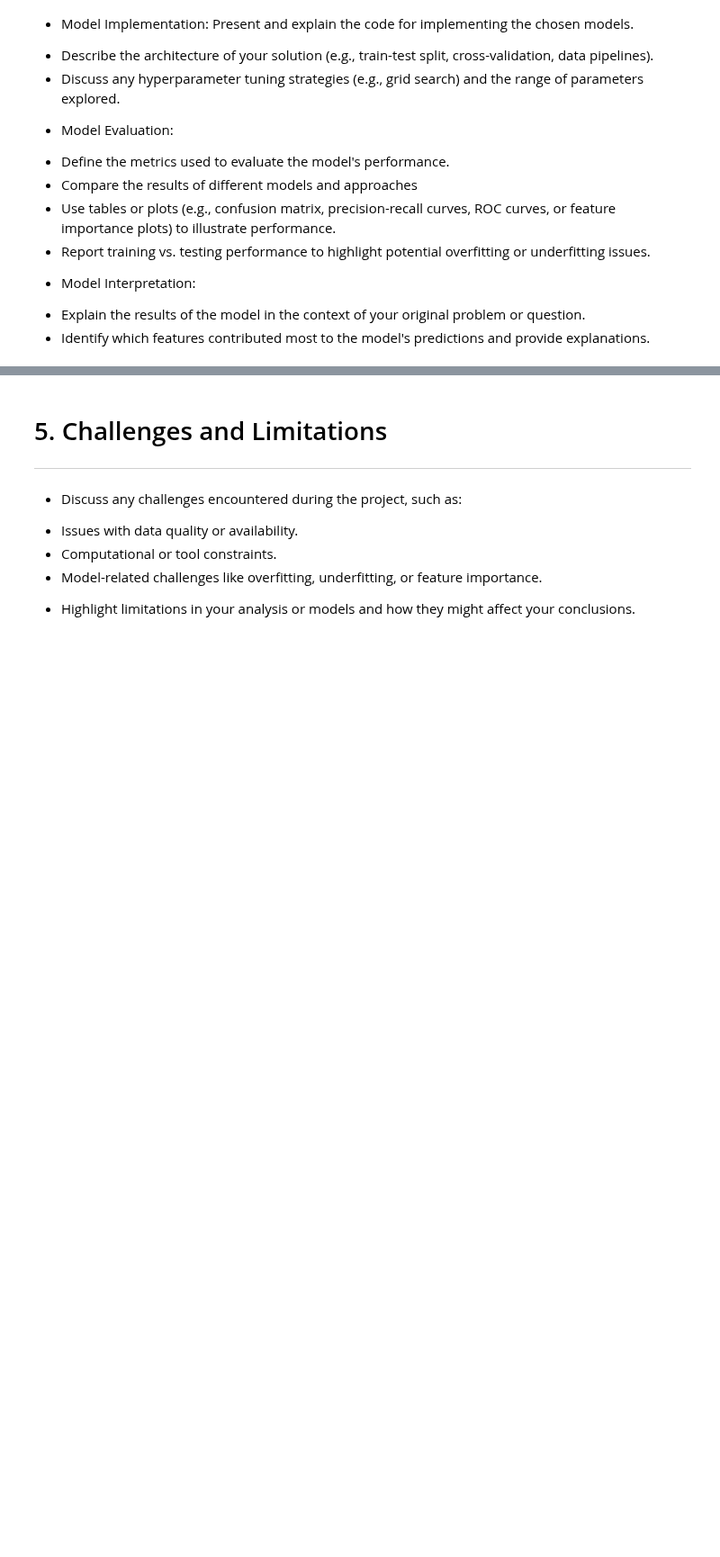
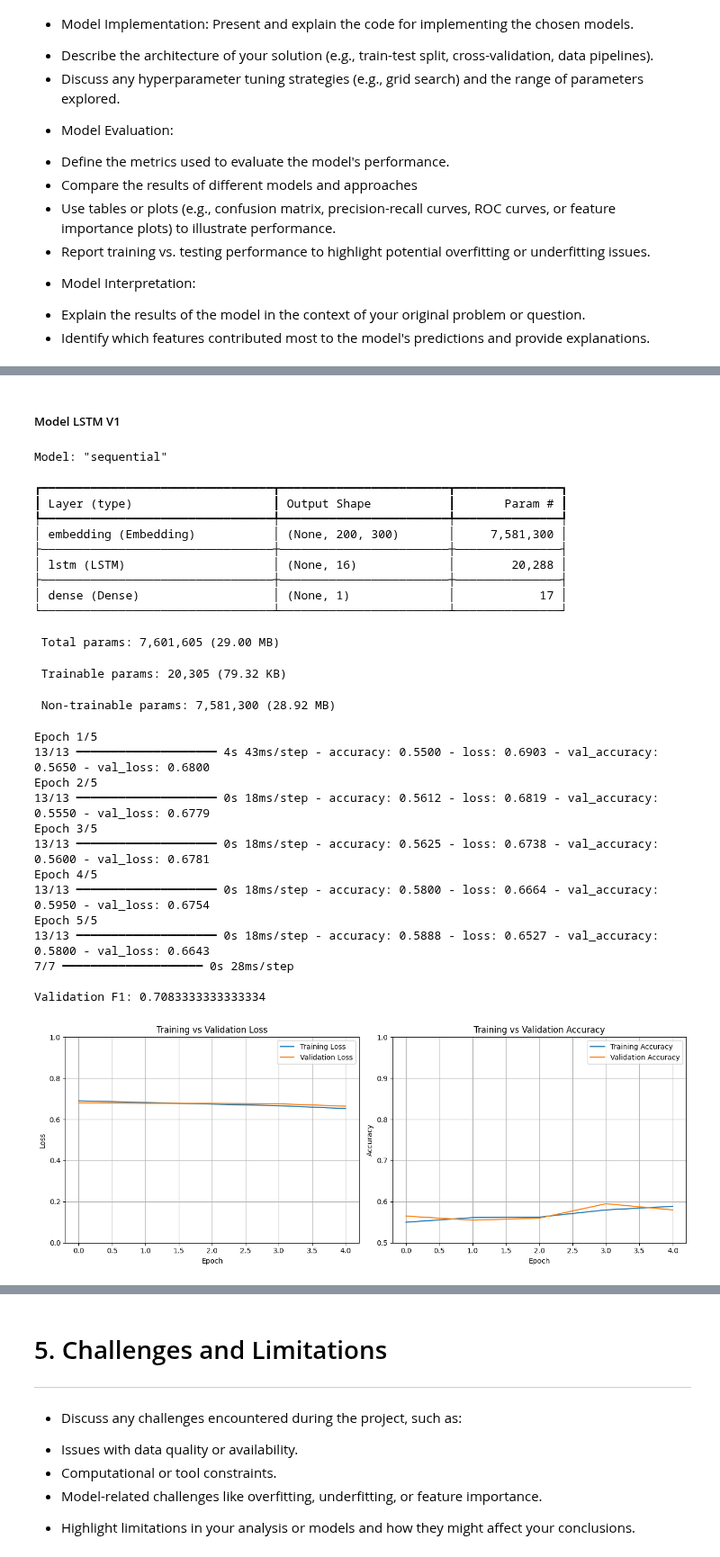
Before and after one commit to sokoruchi100/INFO-371-Project, a Jupyter notebook: INFO371_Final_Project_Report.ipynb, the cells around one changed output, grey strips where cells are left out. Shown at 90% size. Drawn from its saved outputs; the diff is of its cells as text; code cells hidden in the pictures; blank space fills up the shorter version.

Commit message:
Add deep learning model code and limitations

```diff
--- a/INFO371_Final_Project_Report.ipynb
+++ b/INFO371_Final_Project_Report.ipynb
@@ -110,0 +346,2 @@ The analysis should be guided by the problem defined earlier. Show your code and
+# %%
+df_small.drop(columns=["tokens"], inplace=True)
@@ -110,0 +375,4 @@ The analysis should be guided by the problem defined earlier. Show your code and
+# %%
+sequences = mapWordSeqToIntSeq(tokenized_texts, word_index)
+print(len(sequences))
+print(sequences[0])
@@ -110,0 +402,2 @@ The analysis should be guided by the problem defined earlier. Show your code and
+# %%
+google_w2v = api.load("word2vec-google-news-300")
@@ -110,0 +596,26 @@ The analysis should be guided by the problem defined earlier. Show your code and
+# %%
+def plot_training_curves(history, y_min=0.5, y_max=1.0):
+    fig, axes = plt.subplots(1, 2, figsize=(13, 5))
+
+    # Loss
+    axes[0].plot(history.history["loss"], label="Training Loss")
+    axes[0].plot(history.history["val_loss"], label="Validation Loss")
+    axes[0].set_xlabel("Epoch")
+    axes[0].set_ylabel("Loss")
+    axes[0].set_title("Training vs Validation Loss")
+    axes[0].set_ylim(0, y_max)
+    axes[0].legend()
+    axes[0].grid(True)
+
+    # Accuracy
+    axes[1].plot(history.history["accuracy"], label="Training Accuracy")
+    axes[1].plot(history.history["val_accuracy"], label="Validation Accuracy")
+    axes[1].set_xlabel("Epoch")
+    axes[1].set_ylabel("Accuracy")
+    axes[1].set_title("Training vs Validation Accuracy")
+    axes[1].set_ylim(y_min, y_max)
+    axes[1].legend()
+    axes[1].grid(True)
+
+    plt.tight_layout()
+    plt.show()
@@ -110,0 +626,41 @@ The analysis should be guided by the problem defined earlier. Show your code and
+# %% [markdown]
+##### Model LSTM V1
+# %%
+model = model_lstm_v1(units=16, dropout=0, optimizer="adam")
+model.summary()
+history = model.fit(
+    X_train, y_train,
+    validation_data=(X_validate, y_validate),
+    epochs=5,
+    batch_size=64
+)
+print("\nValidation F1:", calculate_f1(model, X_validate, y_validate), "\n")
+plot_training_curves(history)
+# %% [output]
+Model: "sequential"
+┏━━━━━━━━━━━━━━━━━━━━━━━━━━━━━━━━━┳━━━━━━━━━━━━━━━━━━━━━━━━┳━━━━━━━━━━━━━━━┓
+┃ Layer (type)                    ┃ Output Shape           ┃       Param # ┃
+┡━━━━━━━━━━━━━━━━━━━━━━━━━━━━━━━━━╇━━━━━━━━━━━━━━━━━━━━━━━━╇━━━━━━━━━━━━━━━┩
+│ embedding (Embedding)           │ (None, 200, 300)       │     7,581,300 │
+├─────────────────────────────────┼────────────────────────┼───────────────┤
+│ lstm (LSTM)                     │ (None, 16)             │        20,288 │
+├─────────────────────────────────┼────────────────────────┼───────────────┤
+│ dense (Dense)                   │ (None, 1)              │            17 │
+└─────────────────────────────────┴────────────────────────┴───────────────┘
+ Total params: 7,601,605 (29.00 MB)
+ Trainable params: 20,305 (79.32 KB)
+ Non-trainable params: 7,581,300 (28.92 MB)
+Epoch 1/5
+13/13 ━━━━━━━━━━━━━━━━━━━━ 4s 43ms/step - accuracy: 0.5500 - loss: 0.6903 - val_accuracy: 0.5650 - val_loss: 0.6800
+Epoch 2/5
+13/13 ━━━━━━━━━━━━━━━━━━━━ 0s 18ms/step - accuracy: 0.5612 - loss: 0.6819 - val_accuracy: 0.5550 - val_loss: 0.6779
+Epoch 3/5
+13/13 ━━━━━━━━━━━━━━━━━━━━ 0s 18ms/step - accuracy: 0.5625 - loss: 0.6738 - val_accuracy: 0.5600 - val_loss: 0.6781
+Epoch 4/5
+13/13 ━━━━━━━━━━━━━━━━━━━━ 0s 18ms/step - accuracy: 0.5800 - loss: 0.6664 - val_accuracy: 0.5950 - val_loss: 0.6754
+Epoch 5/5
+13/13 ━━━━━━━━━━━━━━━━━━━━ 0s 18ms/step - accuracy: 0.5888 - loss: 0.6527 - val_accuracy: 0.5800 - val_loss: 0.6643
+7/7 ━━━━━━━━━━━━━━━━━━━━ 0s 28ms/step
+
+Validation F1: 0.7083333333333334
+[figure, added]
```
Also changed, not shown: parts of 102 cells of this notebook.
